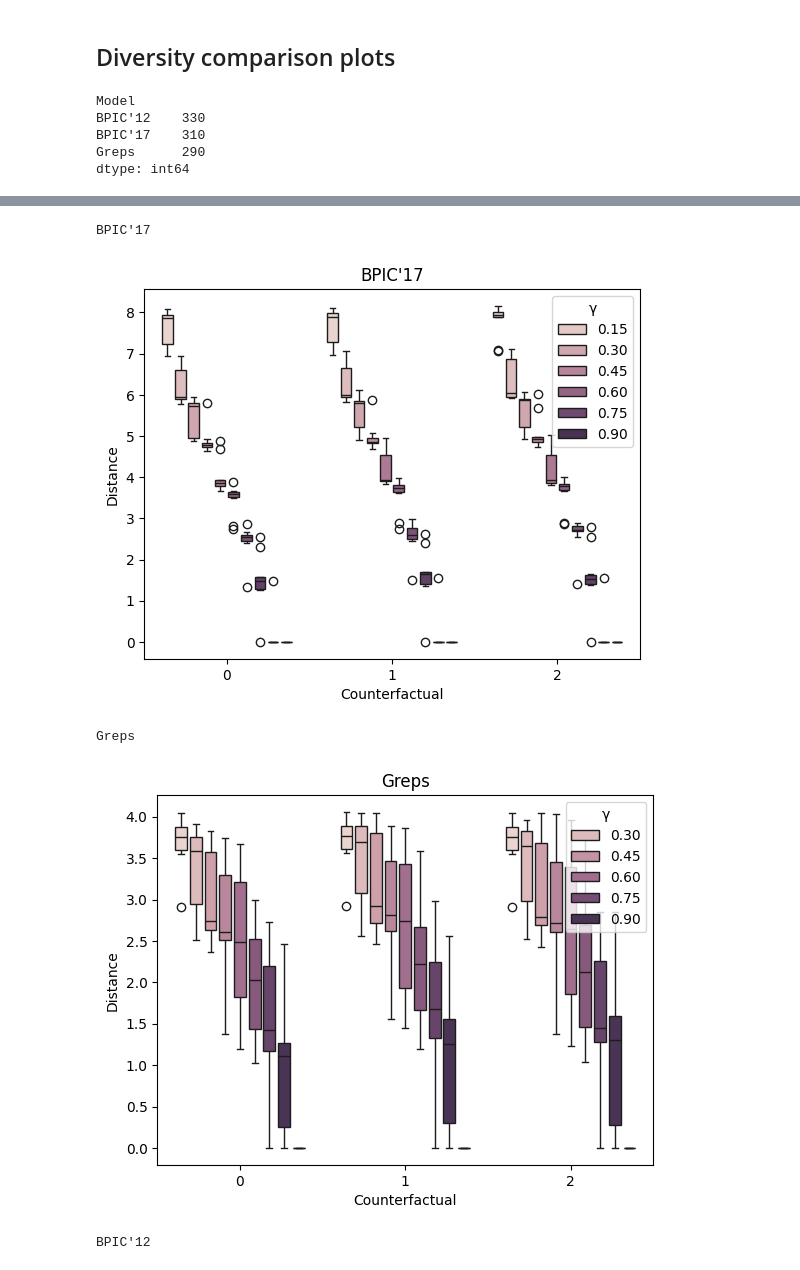
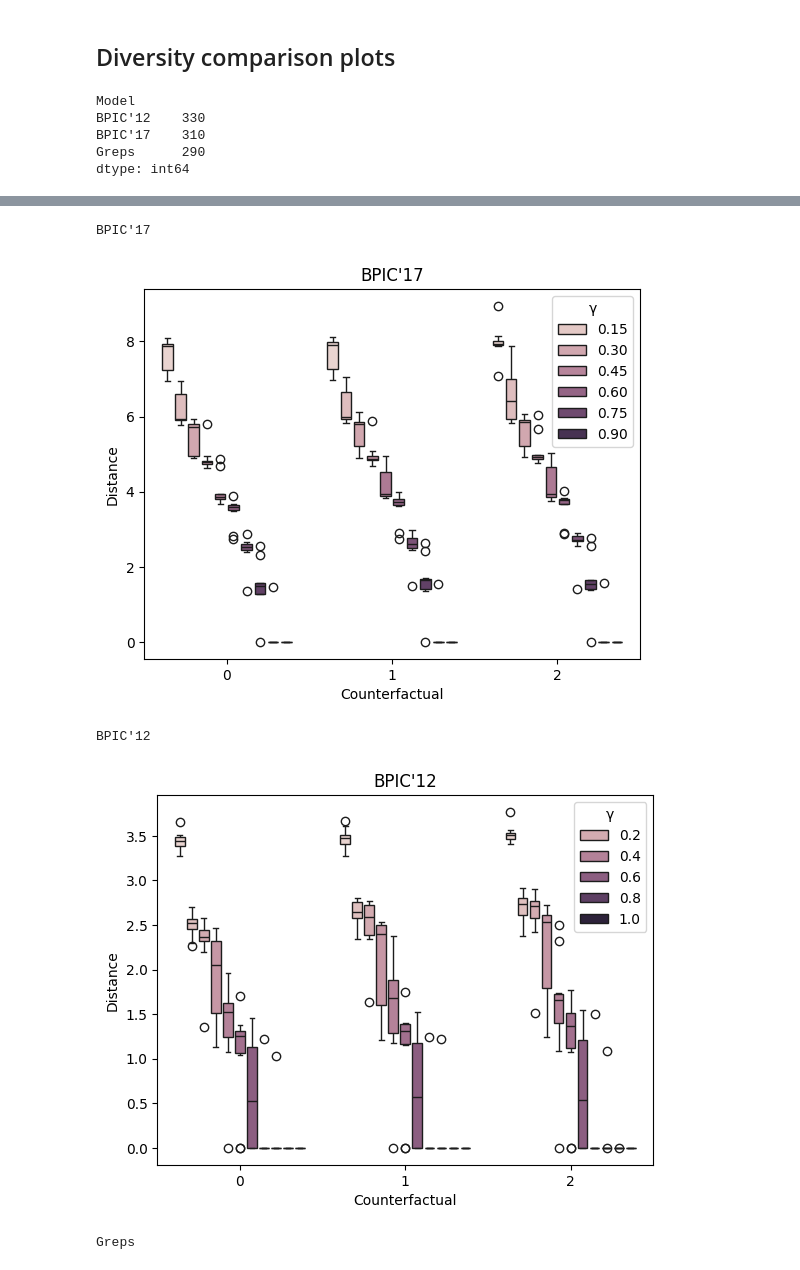
Before and after one commit to smartjourneymining/mdp_ce, a Jupyter notebook: plots.ipynb, the cells around one changed output, grey strips where cells are left out. Drawn from its saved outputs; the diff is of its cells as text; code cells hidden in the pictures.

Commit message:
updated results and README

```diff
--- a/plots.ipynb
+++ b/plots.ipynb
@@ -639,7 +657,7 @@ def diversity_plots(path, column, y_title):
         plt.title(m)
         plt.show()
 # %%
-diversity_plots('out/results_div_greps_bpic.csv', 'value', 'Distance')
+diversity_plots('out/results_div_bpic.csv', 'value', 'Distance')
 # %% [output]
 Model
 BPIC'12    330
@@ -650,5 +668,5 @@ dtype: int64
 BPIC'17
-[figure, old version]
+[figure, new version]
-Greps
+BPIC'12
-[figure, old version]
+[figure, new version]
-BPIC'12
+Greps
```
Also changed, not shown: parts of 12 cells of this notebook, 4 other files.
